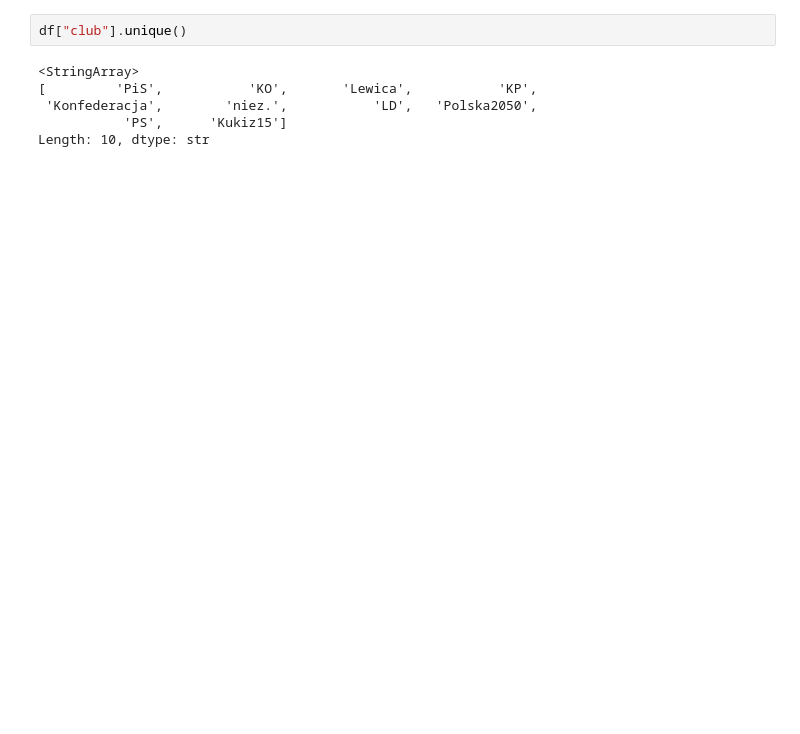
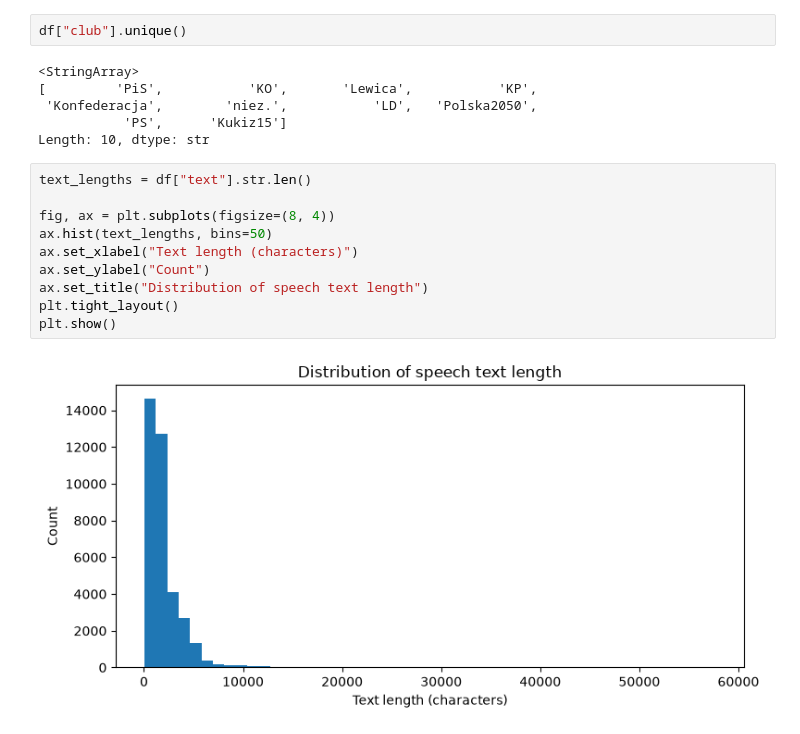
Before and after one commit to pawelfron/data-mining-project, a Jupyter notebook: src/data_mining_project/dataset_testing.ipynb, the cells around one changed output. Drawn from its saved outputs; the diff is of its cells as text; blank space fills up the shorter version.

```diff
--- a/src/data_mining_project/dataset_testing.ipynb
+++ b/src/data_mining_project/dataset_testing.ipynb
@@ -38,3 +38,15 @@ df["club"].unique()
  'Konfederacja',        'niez.',           'LD',   'Polska2050',
            'PS',      'Kukiz15']
 Length: 10, dtype: str
+# %%
+text_lengths = df["text"].str.len()
+
+fig, ax = plt.subplots(figsize=(8, 4))
+ax.hist(text_lengths, bins=50)
+ax.set_xlabel("Text length (characters)")
+ax.set_ylabel("Count")
+ax.set_title("Distribution of speech text length")
+plt.tight_layout()
+plt.show()
+# %% [output]
+[figure, added]
```
Also changed, not shown: parts of 1 cell of this notebook.
